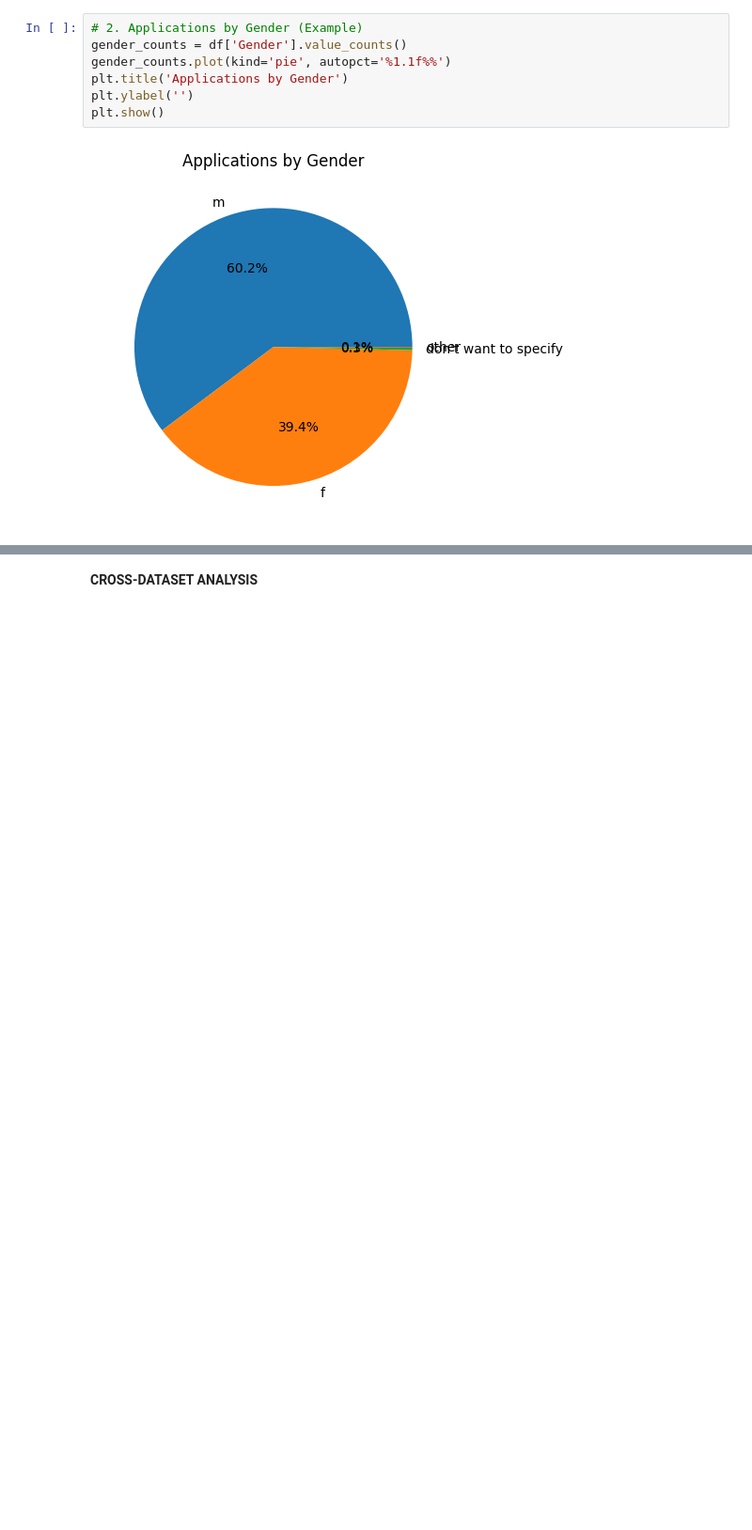
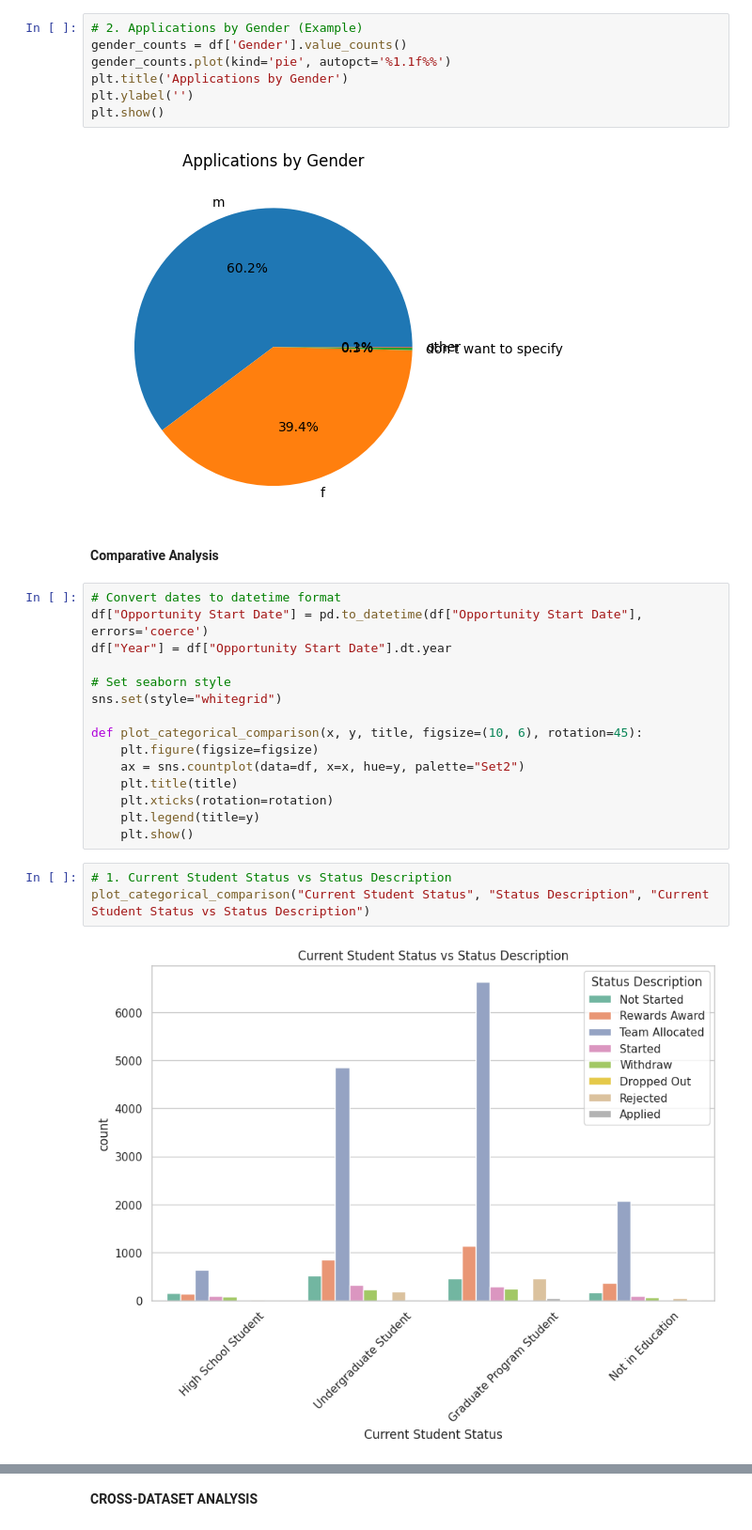
Before and after one commit to srijapamu25/Project-2, a Jupyter notebook: Data_Preprocessing_&_trend_analysis(Opportunity_data).ipynb, the cells around one changed output, grey strips where cells are left out. Shown at 94% size. Drawn from its saved outputs; the diff is of its cells as text; blank space fills up the shorter version.

```diff
--- a/Data_Preprocessing_&_trend_analysis(Opportunity_data).ipynb
+++ b/Data_Preprocessing_&_trend_analysis(Opportunity_data).ipynb
@@ -251,3 +251,25 @@ plt.ylabel('')
 plt.show()
 # %% [output]
 [figure]
+# %% [markdown]
+**Comparative Analysis**
+# %%
+# Convert dates to datetime format
+df["Opportunity Start Date"] = pd.to_datetime(df["Opportunity Start Date"], errors='coerce')
+df["Year"] = df["Opportunity Start Date"].dt.year
+
+# Set seaborn style
+sns.set(style="whitegrid")
+
+def plot_categorical_comparison(x, y, title, figsize=(10, 6), rotation=45):
+    plt.figure(figsize=figsize)
+    ax = sns.countplot(data=df, x=x, hue=y, palette="Set2")
+    plt.title(title)
+    plt.xticks(rotation=rotation)
+    plt.legend(title=y)
+    plt.show()
+# %%
+# 1. Current Student Status vs Status Description
+plot_categorical_comparison("Current Student Status", "Status Description", "Current Student Status vs Status Description")
+# %% [output]
+[figure, added]
```
Also changed, not shown: parts of 11 cells of this notebook.
